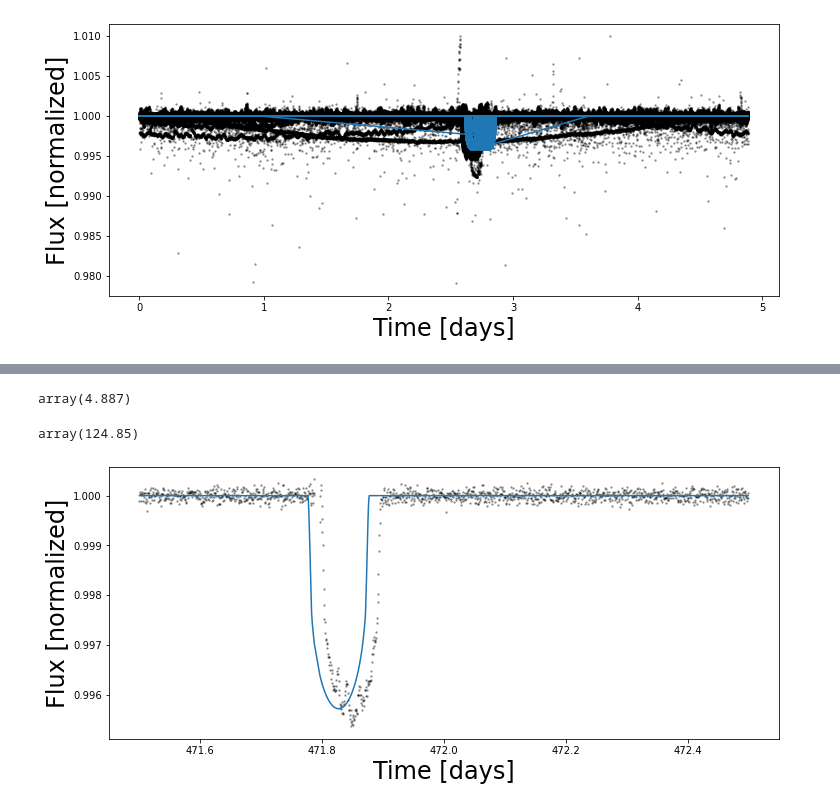
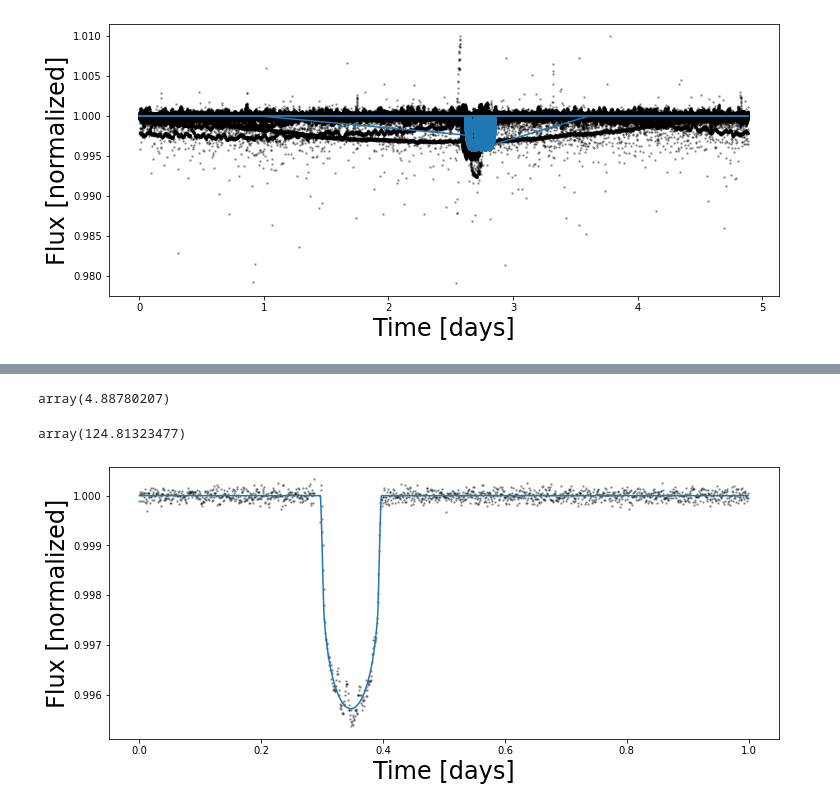
Before and after one commit to ssagynbayeva/starry-project, a Jupyter notebook: figure1_Morris.ipynb, the cells around one changed output, grey strips where cells are left out. Cells and saved outputs as stored; diff of their text form; code cells hidden in the pictures.

```diff
--- a/figure1_Morris.ipynb
+++ b/figure1_Morris.ipynb
@@ -207,7 +200,7 @@ with pm.Model() as model:
     # the true model. This line effectively defines our
     # likelihood function.
     # pm.Normal("obs", flux_model, sd=all_lc.flux_err, observed=np.array(all_lc.flatten(mask=tranmask).flux))
-    pm.Normal("obs", flux_model, sd=np.array(all_lc.flux_err), observed=np.array(all_lc.flux))
+    pm.Normal("obs", flux_model, sd=np.array(all_lc.flux_err), observed=np.array(all_lc.flatten(mask=tranmask).flux))
 # %%
 np.sum(np.array(all_lc.flux))
 # %% [output]
@@ -301,8 +292,14 @@ b = starry.Secondary(
 # %%
 map_soln['porb']
 # %% [output]
-array(4.887)
+array(4.88780207)
 # %%
 map_soln['t0']
 # %% [output]
-array(124.85)
+array(124.81323477)
+# %%
+mask3 = np.zeros(len(lc3.flux), dtype=bool)
+mask3[400:600] = 1
+fig, ax = plt.subplots(2)
+ax[0].plot(lc3.flux)
+ax[1].plot(mask3)
@@ -309,13 +312,10 @@ array(124.85)
 # %%
 sys = starry.System(A, b)
-t = lc3.time.value
-flux_true = sys.flux(t)
-ferr = 1e-4
-flux = flux_true + ferr #* np.random.randn(len(t))
+# flux_true = sys.flux(lc3.time.value)
 plt.figure(figsize=(12, 5))
-plt.plot(t, lc3.flatten(mask=mask).flux, "k.", alpha=0.3, ms=3)
-plt.plot(t, flux_true)
+plt.plot(lc3.fold(period=map_soln['porb']).time.value, lc3.flatten(mask=mask3).flux, "k.", alpha=0.3, ms=3)
+plt.plot(lc3.fold(period=map_soln['porb']).time.value, sys.flux(lc3.time.value))
 plt.xlabel("Time [days]", fontsize=24)
 plt.ylabel("Flux [normalized]", fontsize=24);
 # %% [output]
-[figure, old version]
+[figure, new version]
```
Also changed, not shown: parts of 20 cells of this notebook.
